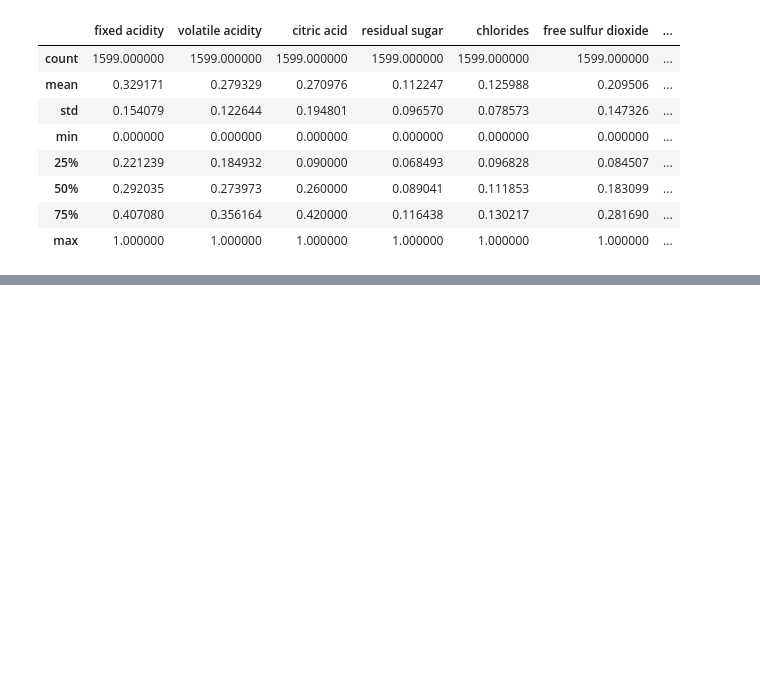
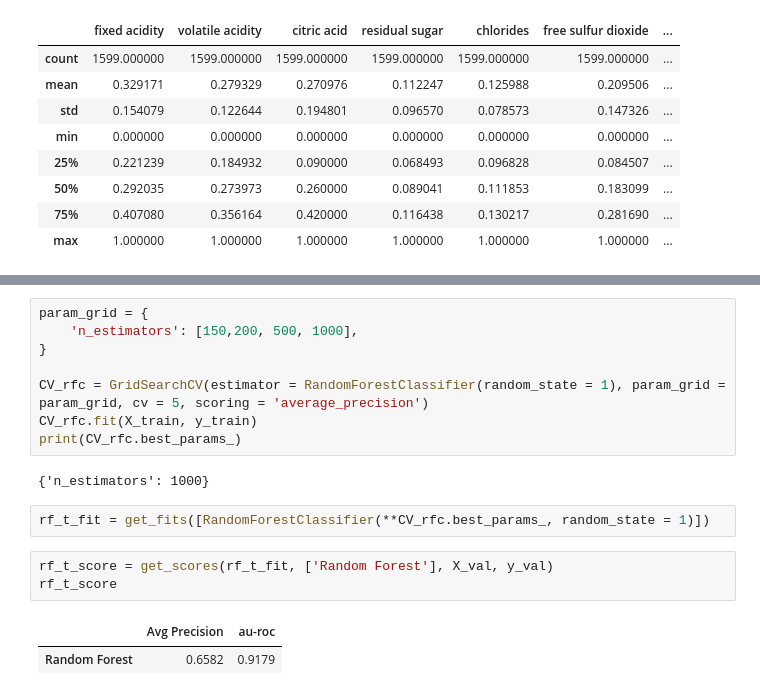
Before and after one commit to Edwardp17/Kaggle, a Jupyter notebook: wine_class/wine_class.ipynb, the cells around one changed output, grey strips where cells are left out. Drawn from its saved outputs; the diff is of its cells as text; blank space fills up the shorter version.

```diff
--- a/wine_class/wine_class.ipynb
+++ b/wine_class/wine_class.ipynb
@@ -223,0 +319,18 @@ df_tf.describe()
+# %%
+param_grid = {
+    'n_estimators': [150,200, 500, 1000],
+}
+
+CV_rfc = GridSearchCV(estimator = RandomForestClassifier(random_state = 1), param_grid = param_grid, cv = 5, scoring = 'average_precision')
+CV_rfc.fit(X_train, y_train)
+print(CV_rfc.best_params_)
+# %% [output]
+{'n_estimators': 1000}
+# %%
+rf_t_fit = get_fits([RandomForestClassifier(**CV_rfc.best_params_, random_state = 1)])
+# %%
+rf_t_score = get_scores(rf_t_fit, ['Random Forest'], X_val, y_val)
+rf_t_score
+# %% [output]
+|  | Avg Precision | au-roc |
+| Random Forest | 0.6582 | 0.9179 |
```
Also changed, not shown: parts of 17 cells of this notebook, 1 other file.
